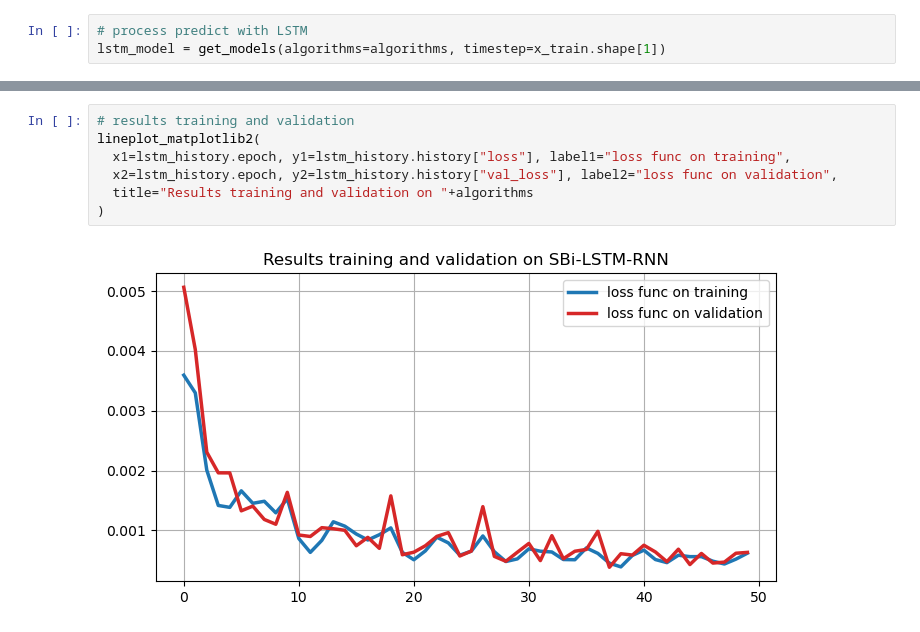
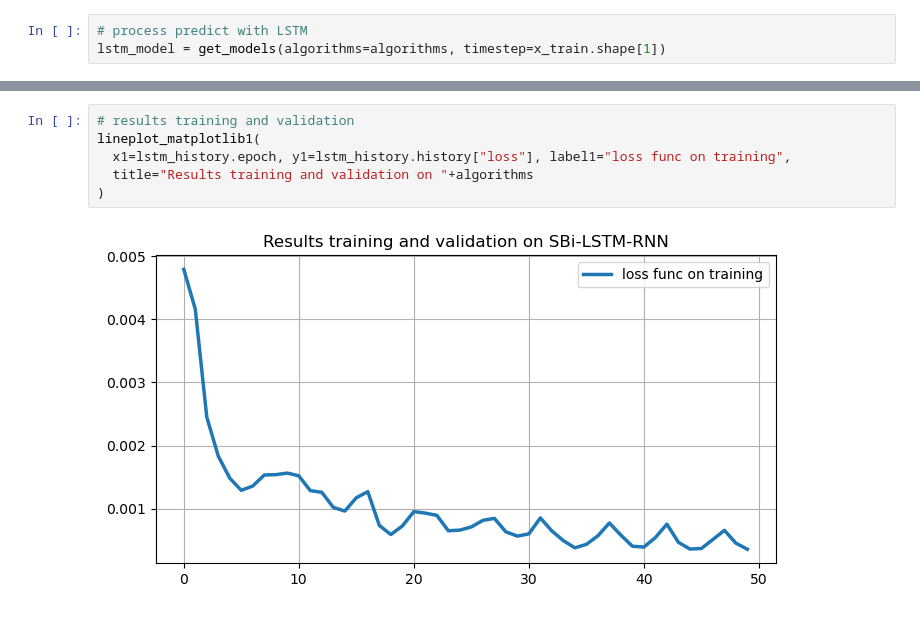
Before and after one commit to kusin/bahan-ajar-ML, a Jupyter notebook: Pertemuan 11 - Neural Network/Stacked-Bidirectional-NN.ipynb, the cells around one changed output, grey strips where cells are left out. Saved outputs shown, nothing was run; the diff lists cells and outputs as text.

```diff
--- a/Pertemuan 11 - Neural Network/Stacked-Bidirectional-NN.ipynb
+++ b/Pertemuan 11 - Neural Network/Stacked-Bidirectional-NN.ipynb
@@ -182,12 +181,11 @@ Epoch 50/50
 # %%
 # results training and validation
-lineplot_matplotlib2(
+lineplot_matplotlib1(
   x1=lstm_history.epoch, y1=lstm_history.history["loss"], label1="loss func on training",
-  x2=lstm_history.epoch, y2=lstm_history.history["val_loss"], label2="loss func on validation",
   title="Results training and validation on "+algorithms
 )
 # %% [output]
-[figure, old version]
+[figure, new version]
 # %%
 # results predict with LSTM
 lineplot_matplotlib3(
```
Also changed, not shown: parts of 3 cells of this notebook, 2 other files.
